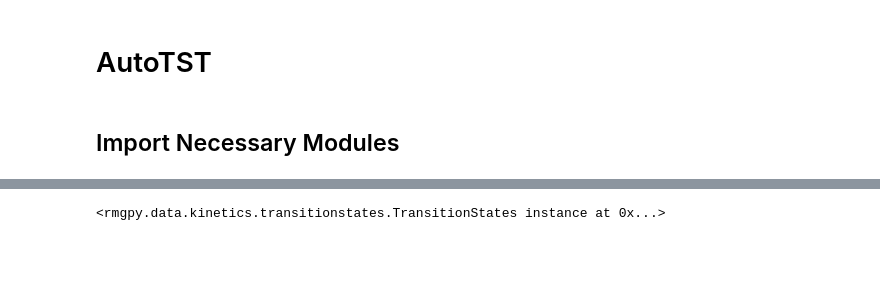
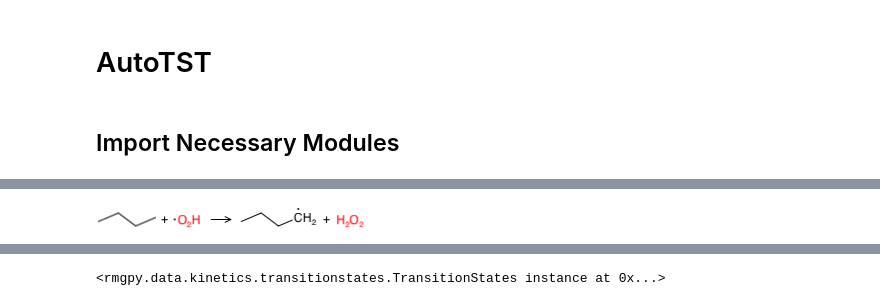
Before and after one commit to ReactionMechanismGenerator/AutoTST, a Jupyter notebook: Run_AutoTST.ipynb, the cells around one changed output, grey strips where cells are left out. Drawn from its saved outputs; the diff is of its cells as text; code cells hidden in the pictures; blank space fills up the shorter version.

```diff
--- a/Run_AutoTST.ipynb
+++ b/Run_AutoTST.ipynb
@@ -62,3 +60,7 @@ rSpecies1.generateResonanceIsomers()
 rSpecies2.generateResonanceIsomers()
 pSpecies1.generateResonanceIsomers()
 pSpecies2.generateResonanceIsomers()
+# %%
+oohReaction
+# %% [output]
+[figure, added]
```
Also changed, not shown: parts of 10 cells of this notebook, 16 other files.
